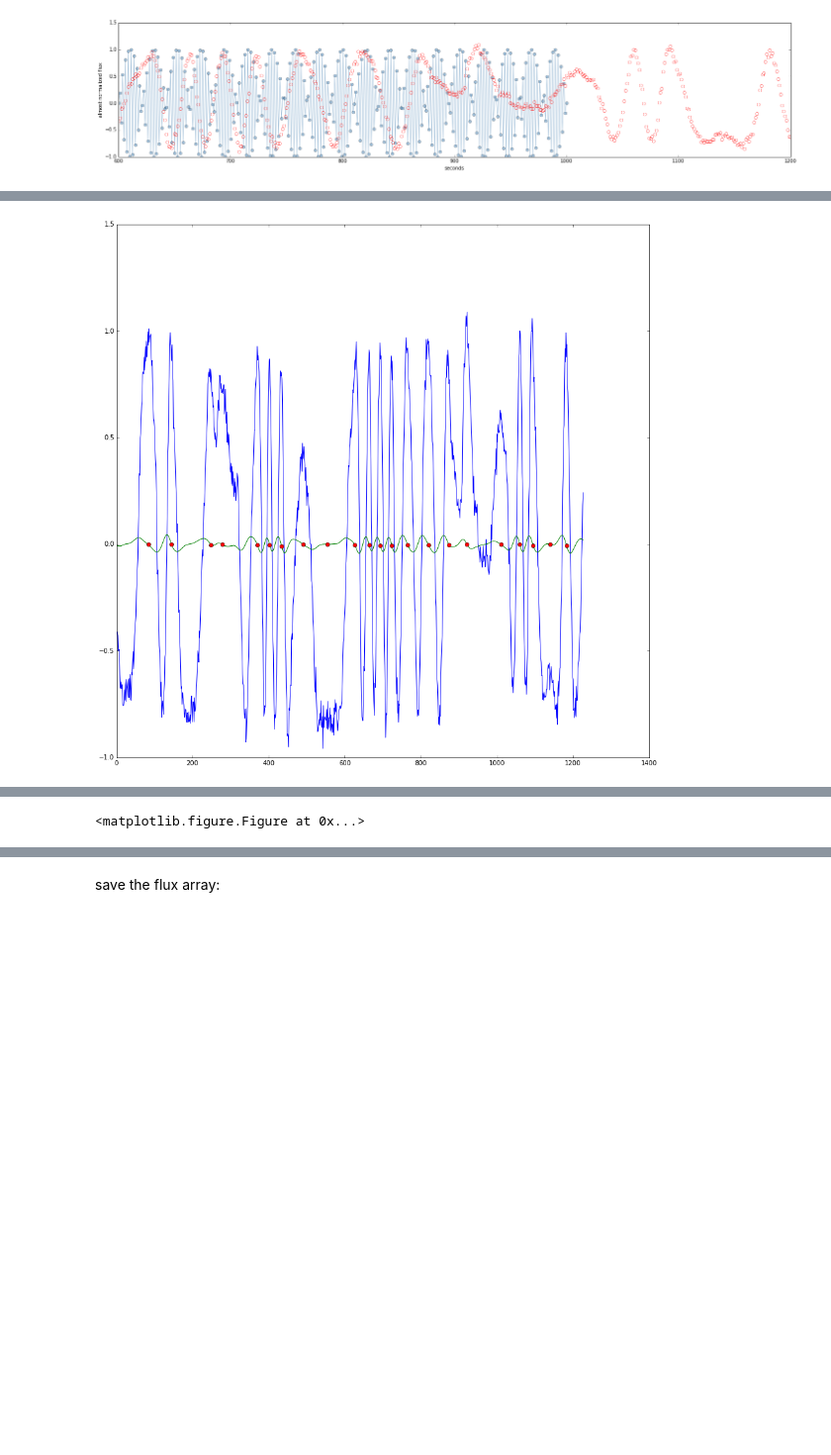
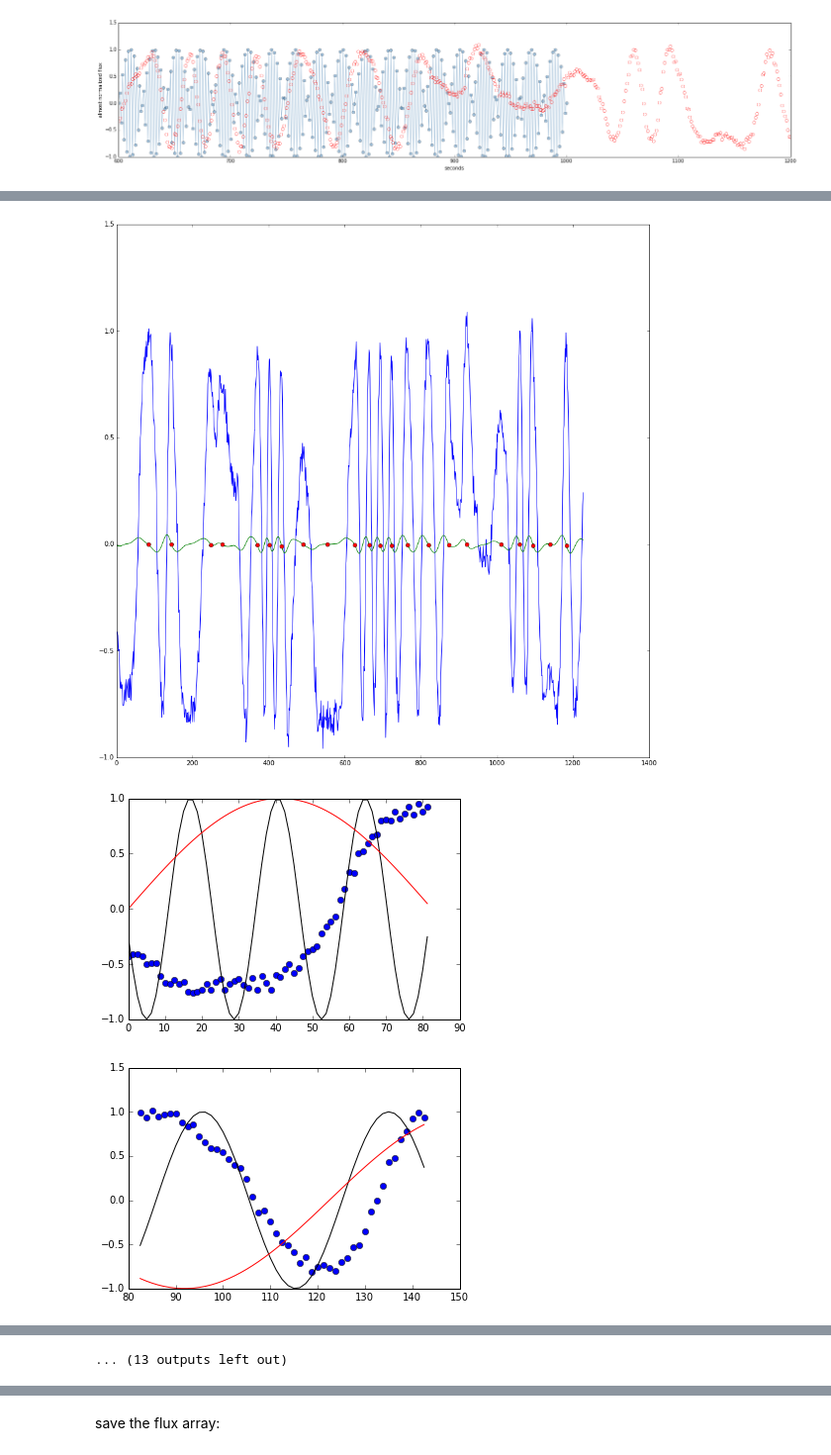
Before and after one commit to fedhere/detect120, a Jupyter notebook: first_GigE_test.ipynb, the cells around one changed output, grey strips where cells are left out. Shown at 99% size. Saved outputs shown, nothing was run; the diff lists cells and outputs as text; code cells hidden in the pictures; blank space fills up the shorter version.

```diff
--- a/first_GigE_test.ipynb
+++ b/first_GigE_test.ipynb
@@ -125,7 +131,7 @@ def gauss(mu,sigma):
 
 
 def fitsampling((freq,phase),x,y,amp):
-    diffs=wave(x,phase,freq*amp)-y
+    diffs=wave(x,phase,freq,amp)-y
     return sum(diffs)**2
 
 pl.plot(runtime, gauss(runtime.mean(),10.))
@@ -140,10 +146,11 @@ pars0=[1./60,3*np.pi*0.5]
 for i in np.where((dflux[1:]<0) & (dflux[:-1]>0))[0]:
     pl.figure()
     pars0[0]=0.5/(runtime[i]-runtime[i0])
+
     pars=optimize.minimize(fitsampling, pars0, args=(runtime[i0:i],flux[i0:i],1.0), method='Powell')#, options={'maxiter':4})
     pl.plot(runtime[i0:i],flux[i0:i],'bo')
-    pl.plot(runtime[i0:i],wave(runtime[i0:i],pars.x[1],pars.x[0],amp=1),'k-')
-    pl.plot(runtime[i0:i],wave(runtime[i0:i],0,pars0[0]),'r-')
+    pl.plot(runtime[i0:i],wave(runtime[i0:i],pars.x[1],pars.x[0],1),'k-')
+    pl.plot(runtime[i0:i],wave(runtime[i0:i],0,pars0[0],1),'r-')
     i0=i
     pars0[1]=0
     print pars
@@ -152,2 +175,4 @@ TypeError: fitsampling() takes exactly 4 arguments (3 given)
 [figure]
 [figure]
+[figure, added]
+[figure, added]
@@ -154 +186 @@ TypeError: fitsampling() takes exactly 4 arguments (3 given)
-<matplotlib.figure.Figure at 0x...>
+... (13 outputs left out)
```
Also changed, not shown: parts of 4 cells of this notebook.
